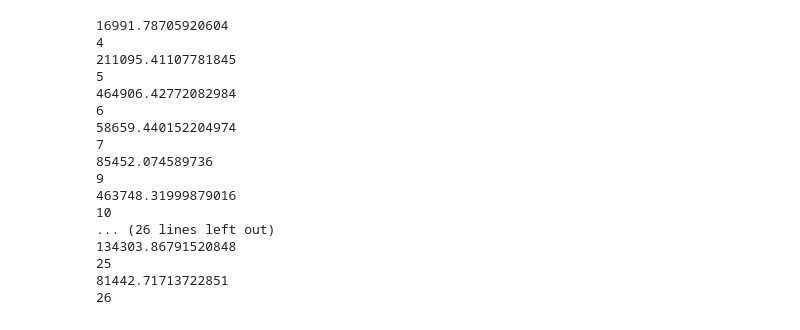
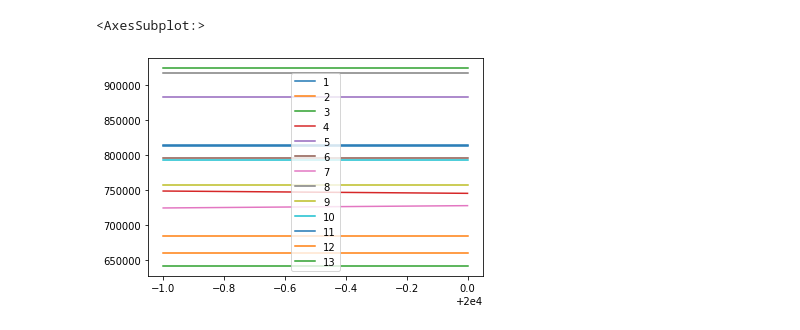
Before and after one commit to KitchenTable99/gerrymandering, a Jupyter notebook: debugging.ipynb, the cells around one changed output. Drawn from its saved outputs; the diff is of its cells as text; code cells hidden in the pictures.

```diff
--- a/debugging.ipynb
+++ b/debugging.ipynb
@@ -199,25 +18,7 @@ nc_pop.plot()
-# %%
-for idx, row in population_map.iterrows():
-    print(float(row))
-    print(idx)
-#     square, pop = row
-#     pop = float(pop)
-#     print(pop)
-# %% [output]
-16991.78705920604
-4
-211095.41107781845
-5
-464906.42772082984
-6
-58659.440152204974
-7
-85452.074589736
-9
-463748.31999879016
-10
-... (26 lines left out)
-134303.86791520848
-25
-81442.71713722851
-26
+# %%
+small_df = df[19_999:20_001]
+# %%
+small_df.plot()
+# %% [output]
+<AxesSubplot:>
+[figure, added]
```
Also changed, not shown: parts of 22 cells of this notebook.
